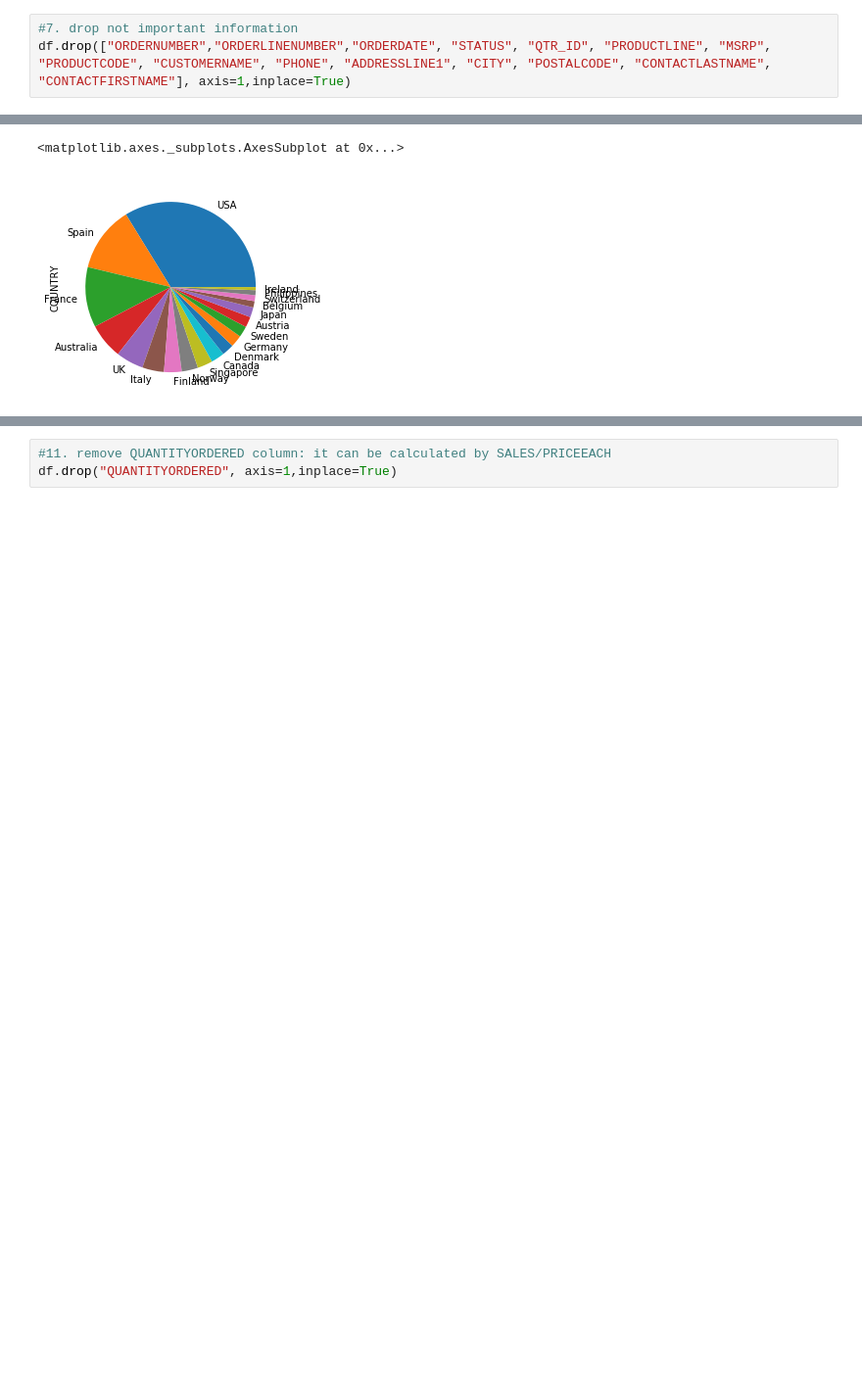
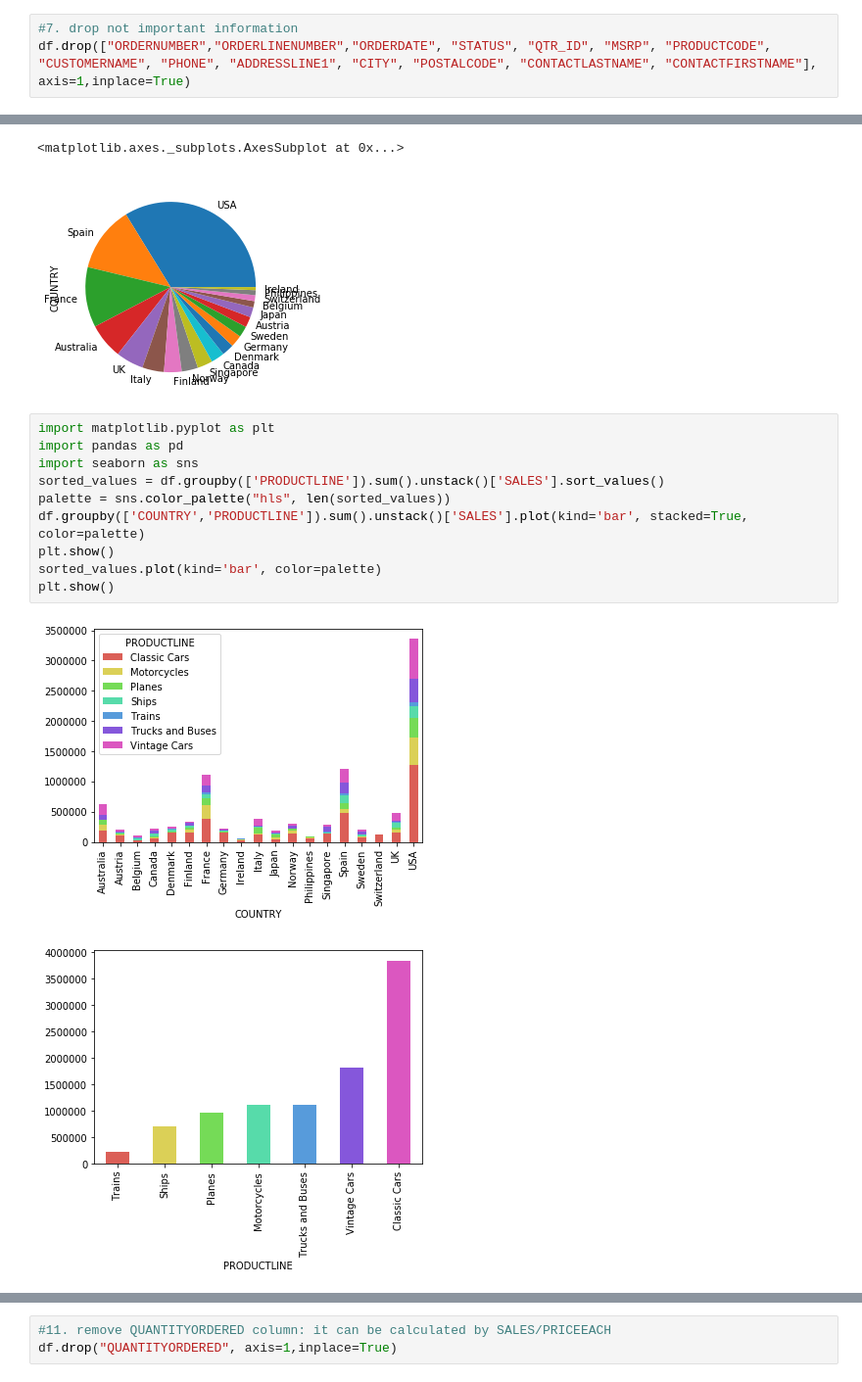
Before and after one commit to rootstrap/ml-training, a Jupyter notebook: data_cleaning.ipynb, the cells around one changed output, grey strips where cells are left out. Shown at 98% size. Cells and saved outputs as stored; diff of their text form; blank space fills up the shorter version.

```diff
--- a/data_cleaning.ipynb
+++ b/data_cleaning.ipynb
@@ -87,7 +87,7 @@ array(['USA', 'France', 'Norway', 'Australia', 'Finland', 'Austria', 'UK',
        'Ireland'], dtype=object)
 # %%
 #7. drop not important information
-df.drop(["ORDERNUMBER","ORDERLINENUMBER","ORDERDATE", "STATUS", "QTR_ID", "PRODUCTLINE", "MSRP", "PRODUCTCODE", "CUSTOMERNAME", "PHONE", "ADDRESSLINE1", "CITY", "POSTALCODE", "CONTACTLASTNAME", "CONTACTFIRSTNAME"], axis=1,inplace=True)
+df.drop(["ORDERNUMBER","ORDERLINENUMBER","ORDERDATE", "STATUS", "QTR_ID", "MSRP", "PRODUCTCODE", "CUSTOMERNAME", "PHONE", "ADDRESSLINE1", "CITY", "POSTALCODE", "CONTACTLASTNAME", "CONTACTFIRSTNAME"], axis=1,inplace=True)
 # %%
 #8. group by country and show sales
 df.groupby(['COUNTRY'])['SALES'].sum().plot(kind='bar')
@@ -100,3 +100,16 @@ df.COUNTRY.value_counts().plot(kind='pie')
 # %% [output]
 <matplotlib.axes._subplots.AxesSubplot at 0x...>
 [figure]
+# %%
+import matplotlib.pyplot as plt
+import pandas as pd
+import seaborn as sns
+sorted_values = df.groupby(['PRODUCTLINE']).sum().unstack()['SALES'].sort_values()
+palette = sns.color_palette("hls", len(sorted_values))
+df.groupby(['COUNTRY','PRODUCTLINE']).sum().unstack()['SALES'].plot(kind='bar', stacked=True, color=palette)
+plt.show()
+sorted_values.plot(kind='bar', color=palette)
+plt.show()
+# %% [output]
+[figure, added]
+[figure, added]
```
Also changed, not shown: parts of 9 cells of this notebook, 4 other files.
